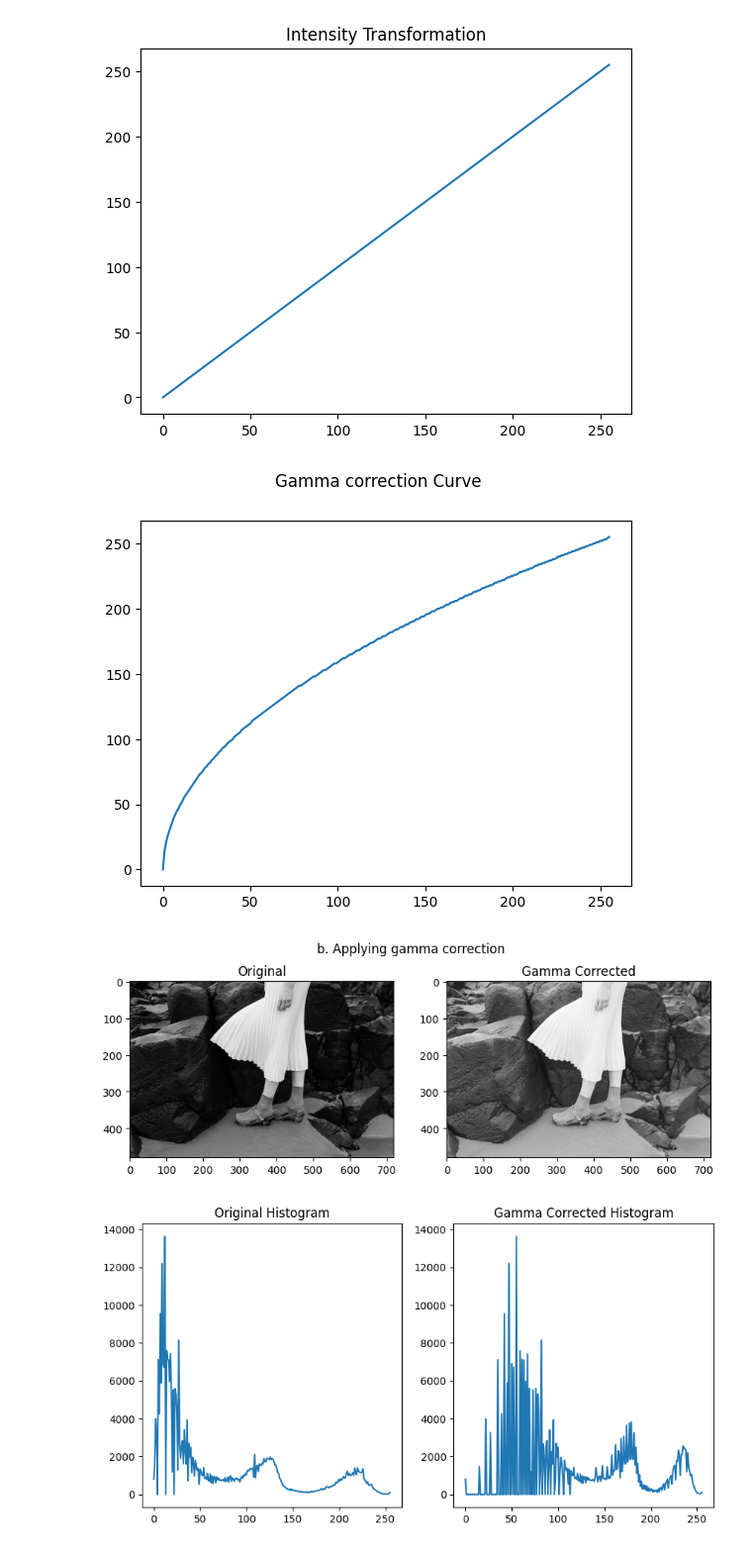
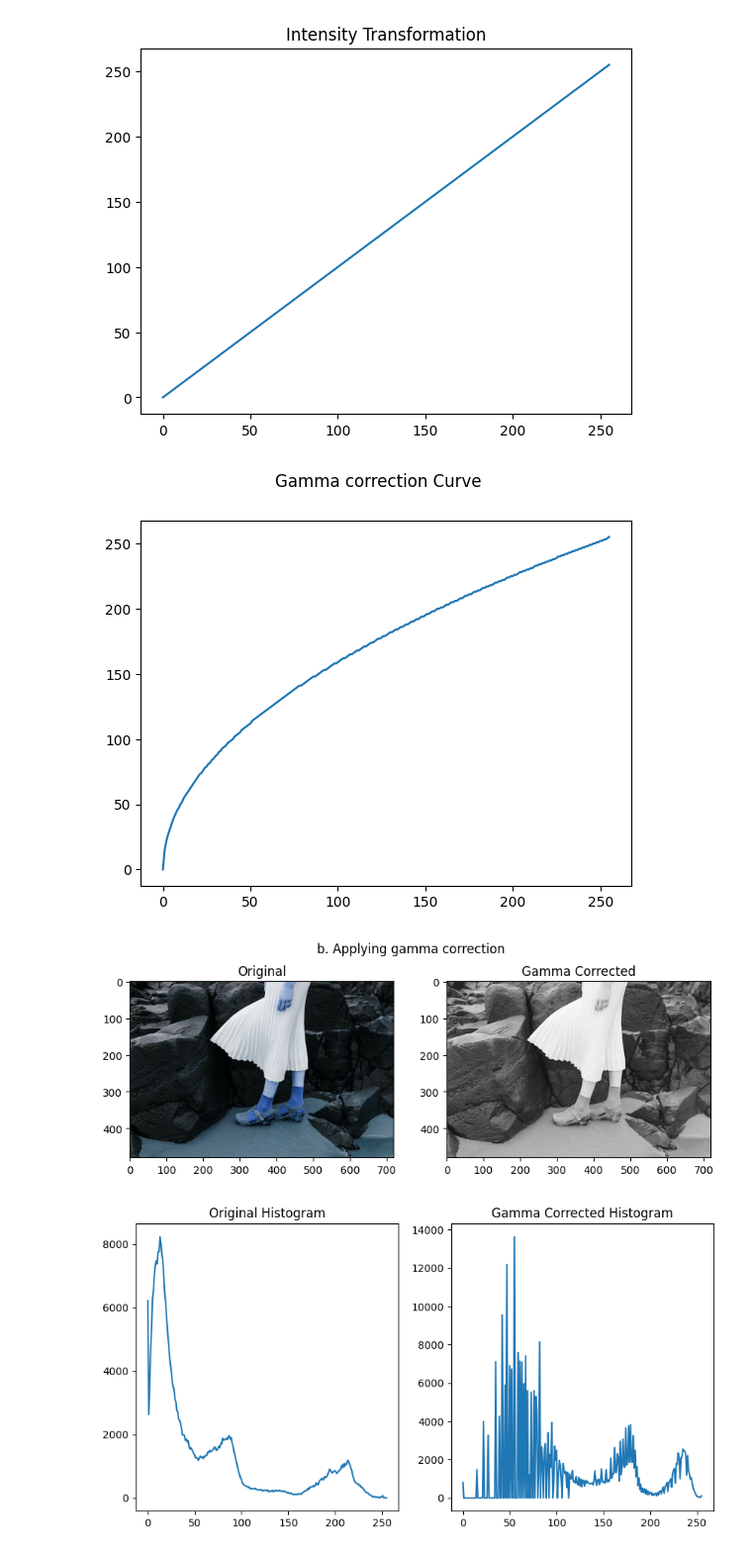
Before and after one commit to KisajaW/Assignment1, a Jupyter notebook: D_ENG_21_0073_a01.ipynb, the cells around one changed output. Shown at 99% size. Drawn from its saved outputs; the diff is of its cells as text; code cells hidden in the pictures.

```diff
--- a/D_ENG_21_0073_a01.ipynb
+++ b/D_ENG_21_0073_a01.ipynb
@@ -95,46 +96,47 @@ plt.show()
 [figure]
 [figure]
 # %%
+%matplotlib inline
 import cv2 as cv
 import matplotlib.pyplot as plt
 import numpy as np
 
-im = cv.imread ('highlights_and_shadows.jpg', cv.IMREAD_COLOR)
-assert im is not None
+img = cv.imread ('highlights_and_shadows.jpg', cv.IMREAD_COLOR)
+assert img is not None
 
 #Applying gamma correction
-im_LAB = cv.cvtColor(im, cv.COLOR_BGR2LAB)
-L_im, q_im , r_im = cv.split(im_LAB)
+img_LAB = cv.cvtColor(img, cv.COLOR_BGR2LAB)
+L_img, q_img , r_img = cv.split(img_LAB)
 
 gamma = .5
 t = np.array([(i/255.)**gamma*255 for i in range (256)], np.uint8)
-g = t[L_im]
+g = t[L_img]
 plt.suptitle("Gamma correction Curve")
 plt.plot(t)
 plt.show()
 
 
 fig, ax = plt.subplots(1,2, figsize=(10,3.5))
 fig.suptitle("b. Applying gamma correction")
-ax[0].imshow(L_im, cmap="gray")
+ax[0].imshow(img, cmap="gray")
 ax[0].set_title("Original")
-ax[1].imshow(g,cmap="gray")
+ax[1].imshow(g, cmap="gray")
 ax[1].set_title("Gamma Corrected")
 plt.show()
 
 plt.figure(figsize = [10, 5])
 #Histogram of the Original Image
 plt.subplot(1, 2, 1)
 plt.gca().set_title('Original Histogram')
-im_h = cv.calcHist([L_im],[0],None,[256],[0,256])
+im_h = cv.calcHist([img],[0],None,[256],[0,256])
 plt.plot(im_h)
 #Histogram of the Corrected Image
 plt.subplot(1, 2, 2)
 plt.gca().set_title('Gamma Corrected Histogram')
 g_h = cv.calcHist([g],[0],None,[256],[0,256])
 plt.plot(g_h)
 plt.show()
 # %% [output]
 [figure]
-[figure, old version]
+[figure, new version]
-[figure, old version]
+[figure, new version]
```
Also changed, not shown: parts of 1 cell of this notebook.
